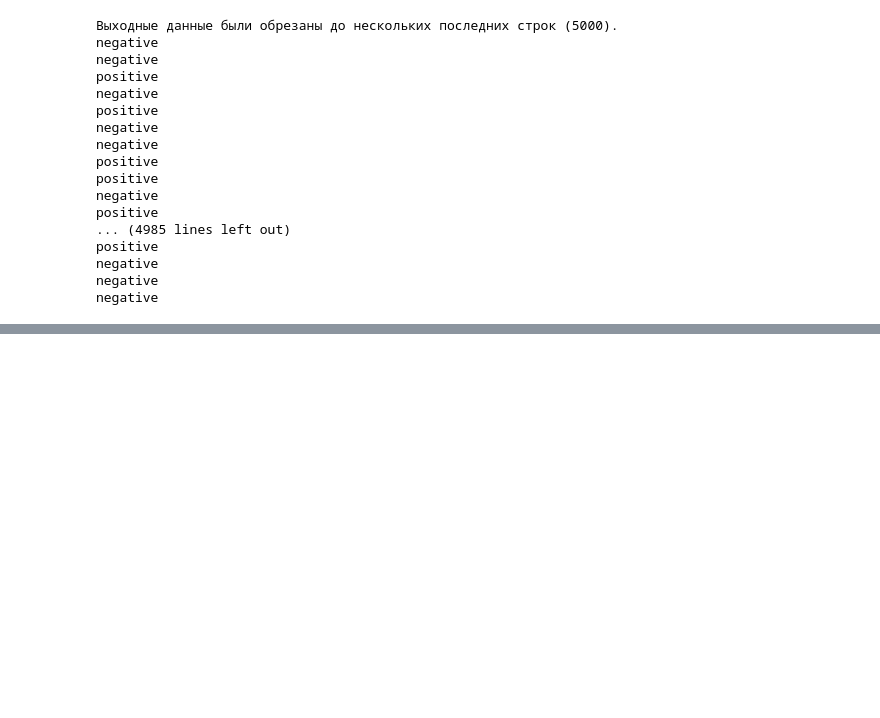
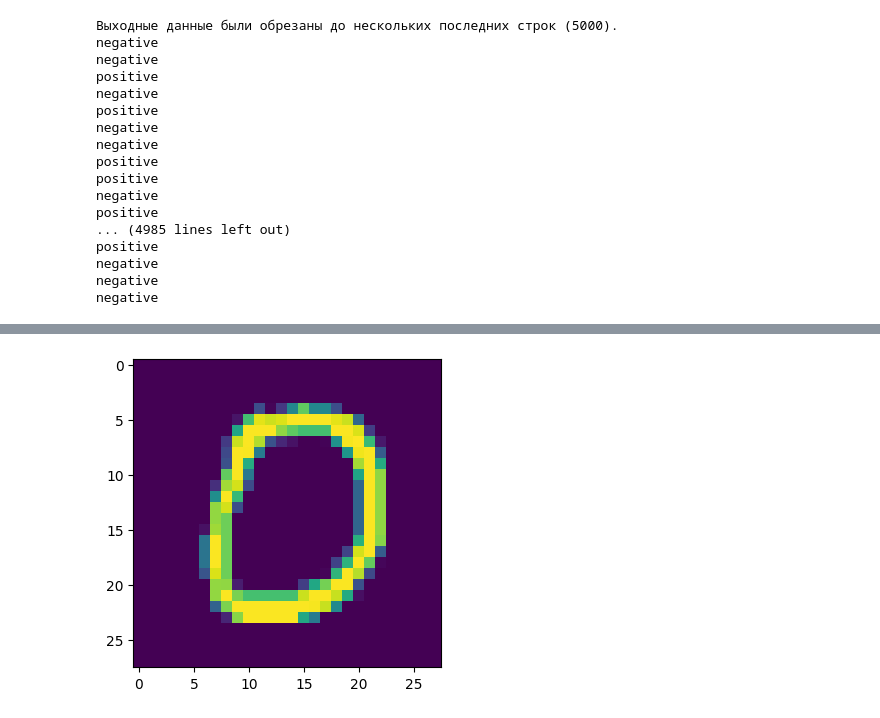
Before and after one commit to dimon-prog/ML-Learning, a Jupyter notebook: ML_book.ipynb, the cells around one changed output, grey strips where cells are left out. Drawn from its saved outputs; the diff is of its cells as text; code cells hidden in the pictures; blank space fills up the shorter version.

```diff
--- a/ML_book.ipynb
+++ b/ML_book.ipynb
@@ -191,0 +260,29 @@ negative
+# %%
+from tensorflow import keras
+from tensorflow.keras import layers
+from tensorflow.keras.datasets import mnist
+
+
+(train_images, train_labels), (test_images, test_labels) = mnist.load_data()
+train_images = train_images.reshape((60000, 28, 28, 1))
+train_images = train_images.astype("float32") / 255
+test_images = test_images.reshape((10000, 28, 28, 1))
+test_images = test_images.astype("float32") / 255
+
+inputs = keras.Input(shape=(28, 28, 1))
+x = layers.Conv2D(filters=32, kernel_size=3, activation="relu")(inputs)
+x = layers.MaxPooling2D(pool_size=2)(x)
+x = layers.Conv2D(filters=64, kernel_size=3, activation="relu")(x)
+x = layers.MaxPooling2D(pool_size=2)(x)
+x = layers.Conv2D(filters=128, kernel_size=3, activation="relu")(x)
+x = layers.Flatten()(x)
+outputs = layers.Dense(10, activation="softmax")(x)
+
+model = keras.Model(inputs=inputs, outputs=outputs)
+model.compile(optimizer="rmsprop",
+ loss="sparse_categorical_crossentropy",
+ metrics=["accuracy"])
+model.fit(train_images, train_labels, epochs=5, batch_size=64)
+
+test_loss, test_acc = model.evaluate(test_images, test_labels)
+print(f"Test accuracy: {test_acc:.3f}")
@@ -191,0 +304,12 @@ negative
+# %%
+import matplotlib.pyplot as plt
+test_images[0]
+fig = plt.figure(figsize=(6, 4))
+ax = fig.add_subplot()
+ax.imshow(test_images[10])
+plt.show()
+test_digits = test_images[0:11]
+predictions = model.predict(test_digits)
+print(predictions[10].argmax())
+# %% [output]
+[figure, added]
```
Also changed, not shown: parts of 6 cells of this notebook.
